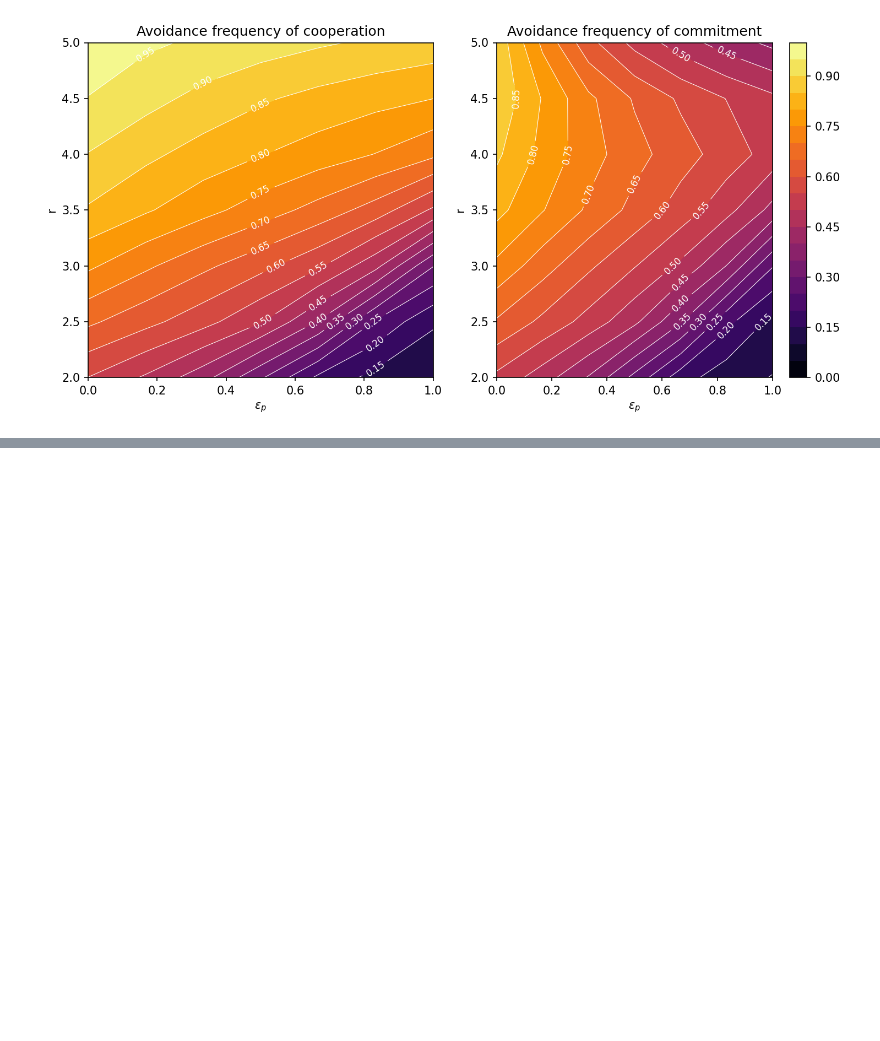
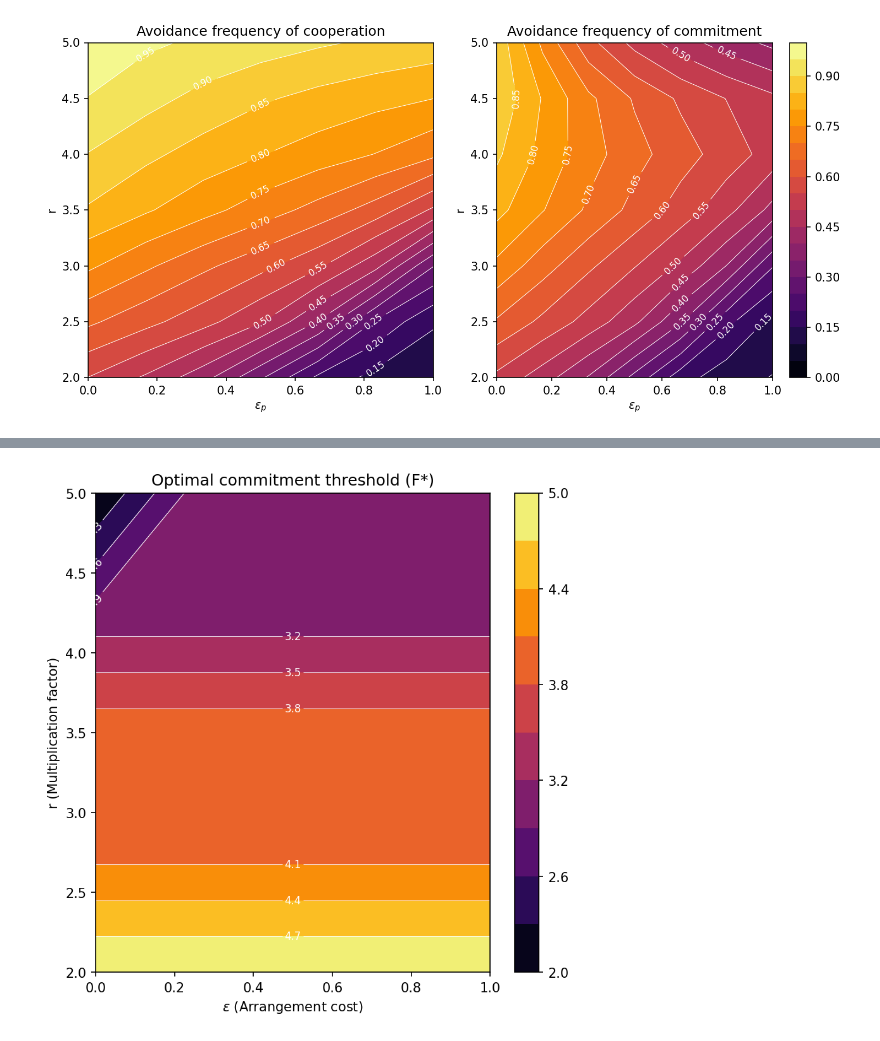
Before and after one commit to Teytey2002/Projet_Learning, a Jupyter notebook: Project.ipynb, the cells around one changed output, grey strips where cells are left out. Cells and saved outputs as stored; diff of their text form; code cells hidden in the pictures; blank space fills up the shorter version.

```diff
--- a/Project.ipynb
+++ b/Project.ipynb
@@ -242,0 +425,17 @@ plt.show()
+# %%
+# Tracer la figure
+plt.figure(figsize=(6, 6), dpi=150)
+
+levels = np.linspace(2.0, 5.0, 11)
+contour = plt.contourf(eps_values, r_values, optimal_F.T, levels=levels, cmap='inferno')
+contour_lines = plt.contour(eps_values, r_values, optimal_F.T, levels=levels, colors='white', linewidths=0.5)
+plt.clabel(contour_lines, inline=True, fontsize=8, fmt="%.1f")
+plt.xlabel(r'$\epsilon$ (Arrangement cost)')
+plt.ylabel('r (Multiplication factor)')
+plt.title('Optimal commitment threshold (F*)')
+plt.colorbar(contour)
+
+plt.tight_layout()
+plt.show()
+# %% [output]
+[figure, added]
```
Also changed, not shown: parts of 17 cells of this notebook.
